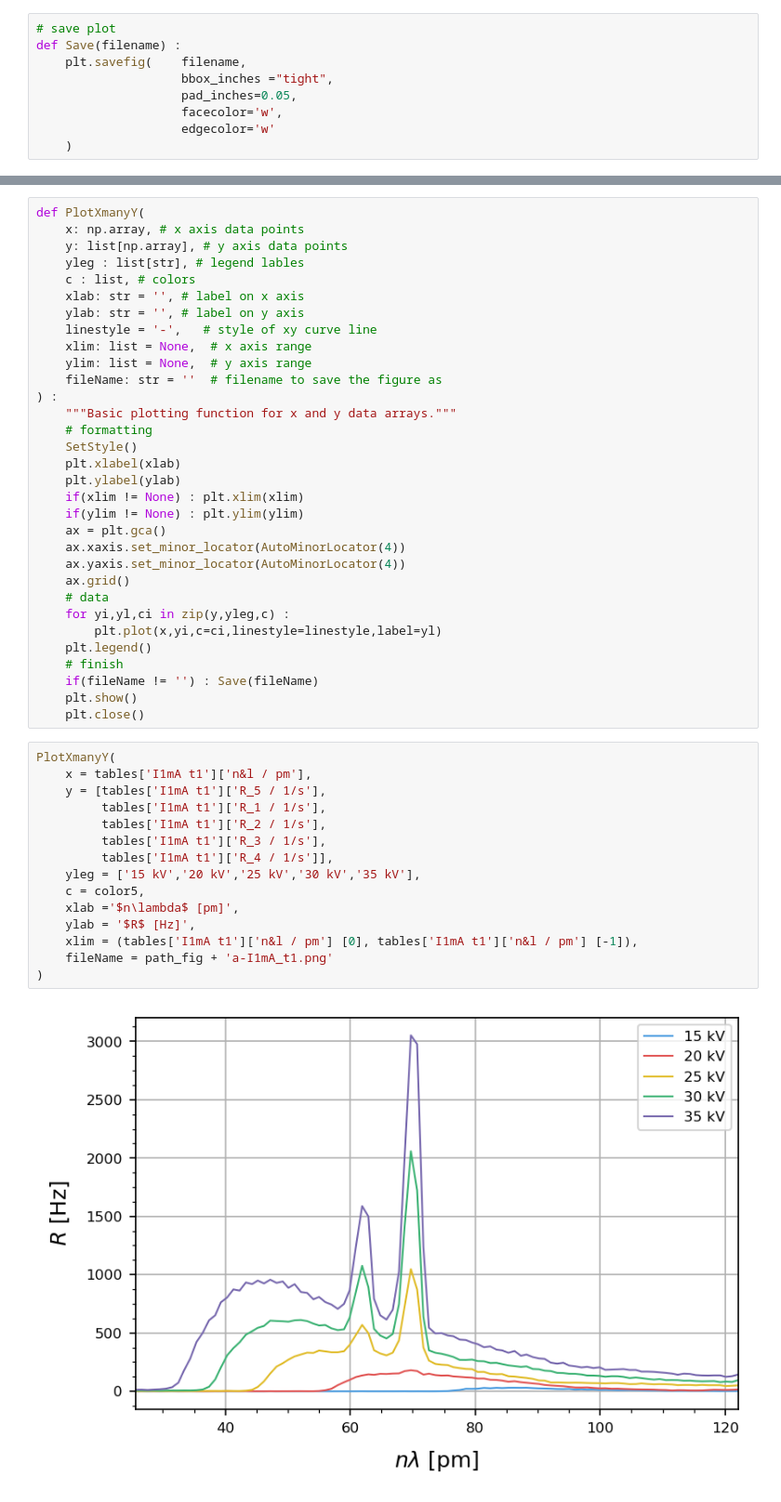
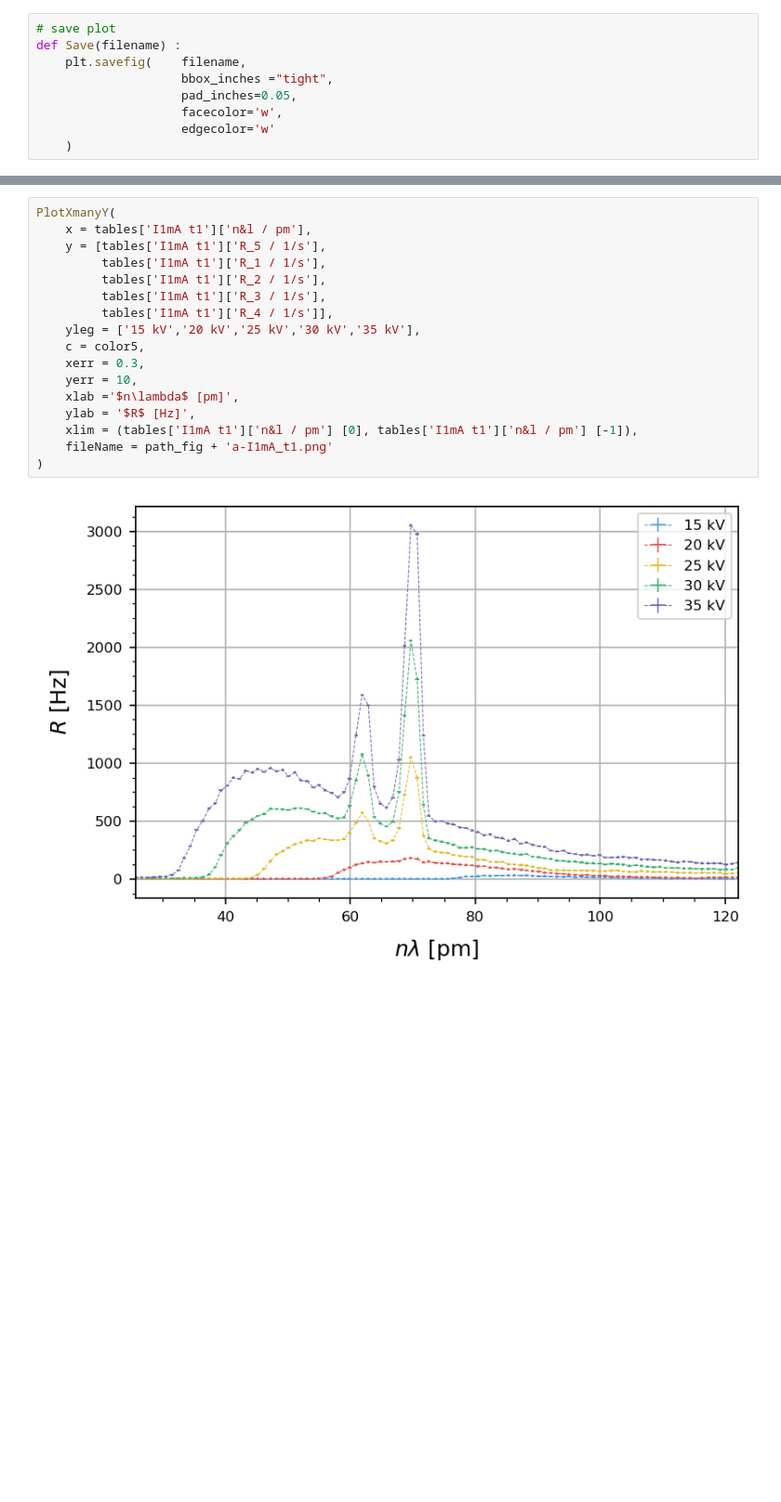
Before and after one commit to parallax-xallaraq/PHSX616, a Jupyter notebook: Lab2 - X-ray Apparatus/1 - Investigating the energy spectrum/Code/Basic.ipynb, the cells around one changed output, grey strips where cells are left out. Shown at 93% size. Cells and saved outputs as stored; diff of their text form; blank space fills up the shorter version.

```diff
--- a/Lab2 - X-ray Apparatus/1 - Investigating the energy spectrum/Code/Basic.ipynb
+++ b/Lab2 - X-ray Apparatus/1 - Investigating the energy spectrum/Code/Basic.ipynb
@@ -130,52 +139,22 @@ PlotXY(
-# %%
-def PlotXmanyY(
-    x: np.array, # x axis data points
-    y: list[np.array], # y axis data points
-    yleg : list[str], # legend lables
-    c : list, # colors
-    xlab: str = '', # label on x axis
-    ylab: str = '', # label on y axis
-    linestyle = '-',   # style of xy curve line
-    xlim: list = None,  # x axis range
-    ylim: list = None,  # y axis range
-    fileName: str = ''  # filename to save the figure as
-) :
-    """Basic plotting function for x and y data arrays."""
-    # formatting
-    SetStyle()
-    plt.xlabel(xlab)
-    plt.ylabel(ylab)
-    if(xlim != None) : plt.xlim(xlim)
-    if(ylim != None) : plt.ylim(ylim)
-    ax = plt.gca()
-    ax.xaxis.set_minor_locator(AutoMinorLocator(4))
-    ax.yaxis.set_minor_locator(AutoMinorLocator(4))
-    ax.grid()
-    # data
-    for yi,yl,ci in zip(y,yleg,c) :
-        plt.plot(x,yi,c=ci,linestyle=linestyle,label=yl)
-    plt.legend()
-    # finish
-    if(fileName != '') : Save(fileName)
-    plt.show()
-    plt.close()
 # %%
 PlotXmanyY(
     x = tables['I1mA t1']['n&l / pm'],
     y = [tables['I1mA t1']['R_5 / 1/s'],
          tables['I1mA t1']['R_1 / 1/s'],
          tables['I1mA t1']['R_2 / 1/s'],
          tables['I1mA t1']['R_3 / 1/s'],
          tables['I1mA t1']['R_4 / 1/s']],
     yleg = ['15 kV','20 kV','25 kV','30 kV','35 kV'],
     c = color5,
+    xerr = 0.3,
+    yerr = 10,
     xlab ='$n\lambda$ [pm]',
     ylab = '$R$ [Hz]',
     xlim = (tables['I1mA t1']['n&l / pm'] [0], tables['I1mA t1']['n&l / pm'] [-1]),
     fileName = path_fig + 'a-I1mA_t1.png'
 )
 # %% [output]
-[figure, old version]
+[figure, new version]
 # %%
 PlotXmanyY(
     x = tables['I1mA t2']['n&l / pm'],
```
Also changed, not shown: parts of 6 cells of this notebook, 3 other files.
